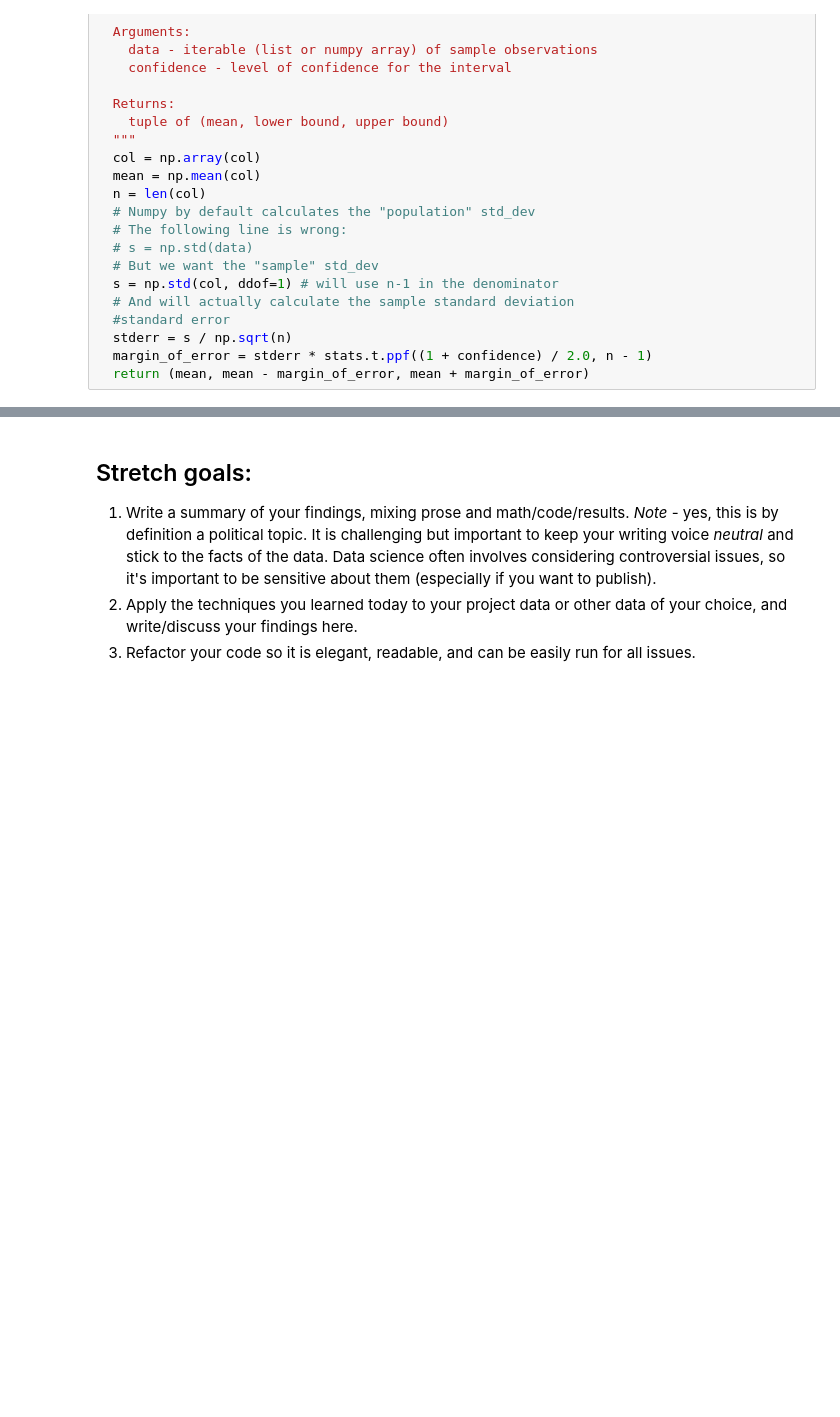
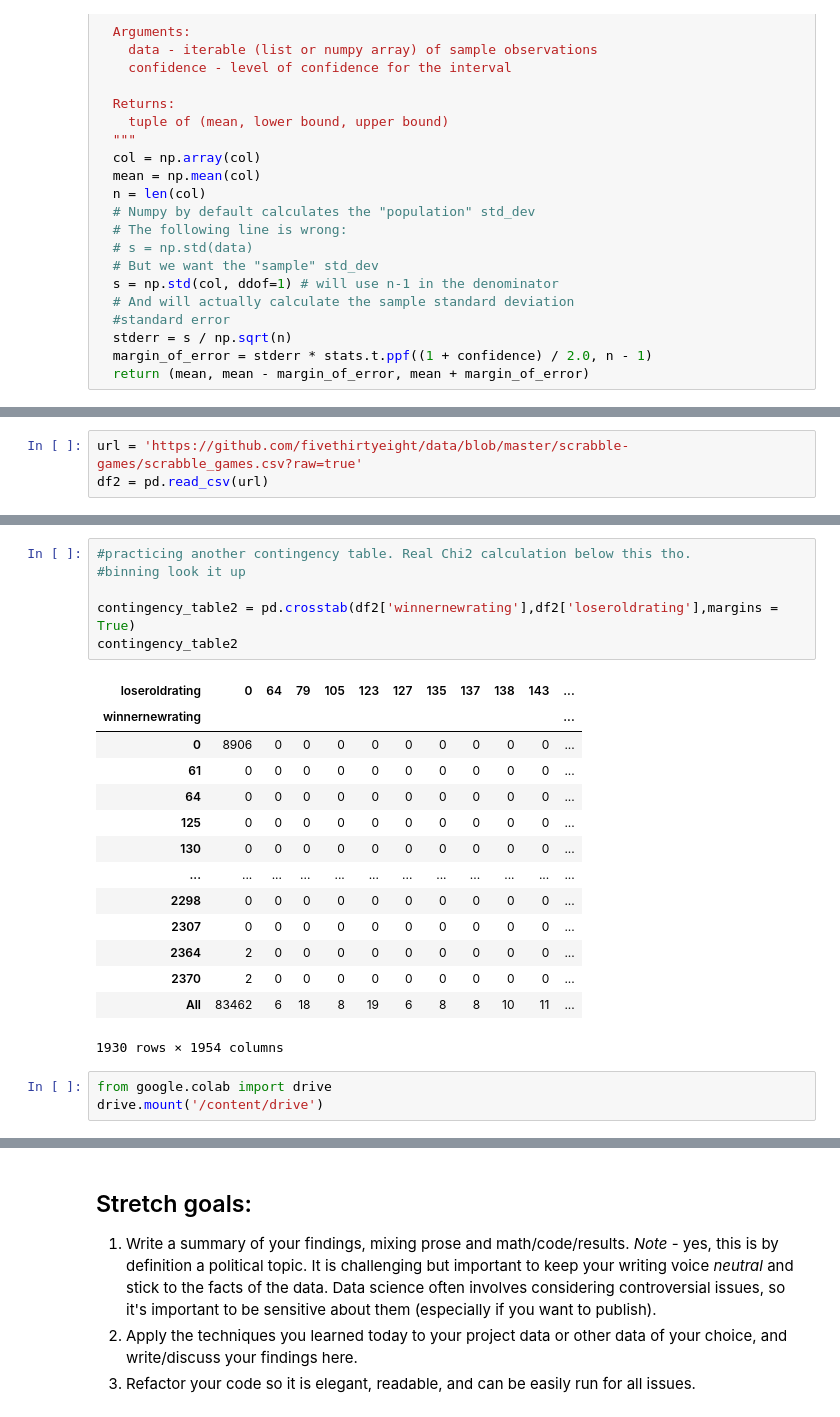
Before and after one commit to juliensky/DS-Unit-1-Sprint-2-Statistics, a Jupyter notebook: DS12_122_Sampling_Confidence_Intervals_and_Hypothesis_Testing_Assignment.ipynb, the cells around one changed output, grey strips where cells are left out. Saved outputs shown, nothing was run; the diff lists cells and outputs as text; blank space fills up the shorter version.

```diff
--- a/DS12_122_Sampling_Confidence_Intervals_and_Hypothesis_Testing_Assignment.ipynb
+++ b/DS12_122_Sampling_Confidence_Intervals_and_Hypothesis_Testing_Assignment.ipynb
@@ -198,0 +183,3 @@ df.head()
+# %%
+url = 'https://github.com/fivethirtyeight/data/blob/master/scrabble-games/scrabble_games.csv?raw=true'
+df2 = pd.read_csv(url)
@@ -198,0 +218,24 @@ df.head()
+# %%
+#practicing another contingency table. Real Chi2 calculation below this tho.
+#binning look it up
+
+contingency_table2 = pd.crosstab(df2['winnernewrating'],df2['loseroldrating'],margins = True)
+contingency_table2
+# %% [output]
+| loseroldrating | 0 | 64 | 79 | 105 | 123 | 127 | 135 | 137 | 138 | 143 | ... |
+| winnernewrating |  |  |  |  |  |  |  |  |  |  | ... |
+| 0 | 8906 | 0 | 0 | 0 | 0 | 0 | 0 | 0 | 0 | 0 | ... |
+| 61 | 0 | 0 | 0 | 0 | 0 | 0 | 0 | 0 | 0 | 0 | ... |
+| 64 | 0 | 0 | 0 | 0 | 0 | 0 | 0 | 0 | 0 | 0 | ... |
+| 125 | 0 | 0 | 0 | 0 | 0 | 0 | 0 | 0 | 0 | 0 | ... |
+| 130 | 0 | 0 | 0 | 0 | 0 | 0 | 0 | 0 | 0 | 0 | ... |
+| ... | ... | ... | ... | ... | ... | ... | ... | ... | ... | ... | ... |
+| 2298 | 0 | 0 | 0 | 0 | 0 | 0 | 0 | 0 | 0 | 0 | ... |
+| 2307 | 0 | 0 | 0 | 0 | 0 | 0 | 0 | 0 | 0 | 0 | ... |
+| 2364 | 2 | 0 | 0 | 0 | 0 | 0 | 0 | 0 | 0 | 0 | ... |
+| 2370 | 2 | 0 | 0 | 0 | 0 | 0 | 0 | 0 | 0 | 0 | ... |
+| All | 83462 | 6 | 18 | 8 | 19 | 6 | 8 | 8 | 10 | 11 | ... |
+1930 rows × 1954 columns
+# %%
+from google.colab import drive
+drive.mount('/content/drive')
```
Also changed, not shown: parts of 11 cells of this notebook.
